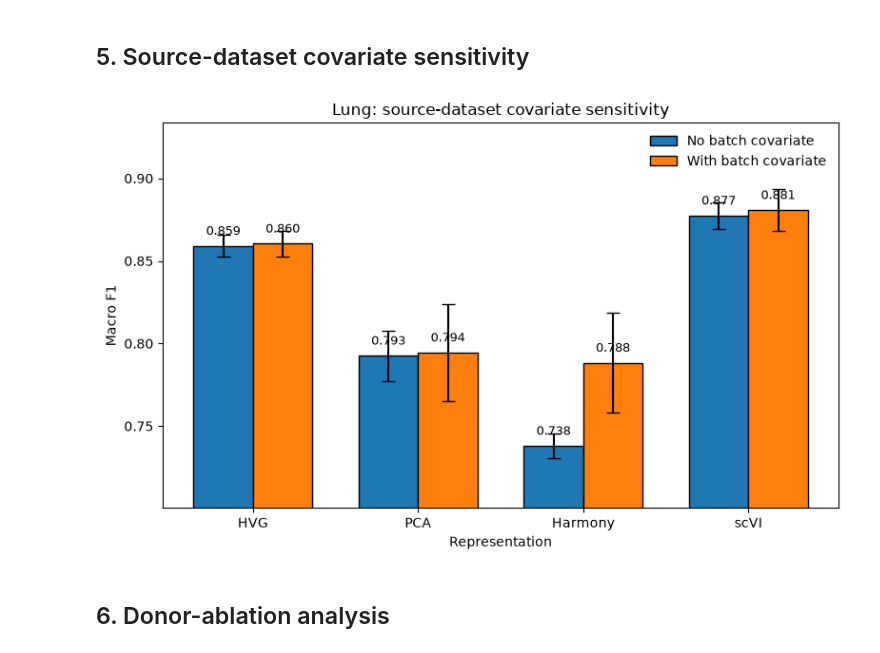
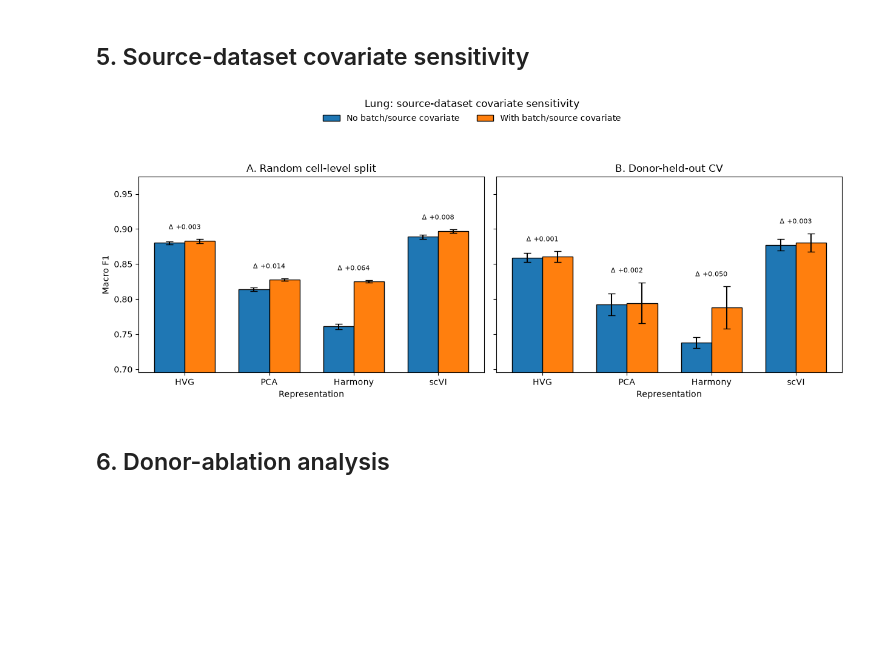
Before and after one commit to danielchen05/scRNA-cross-donor-generalization, a Jupyter notebook: notebooks/figures/lung_manuscript_figures.ipynb, the cells around one changed output. Saved outputs shown, nothing was run; the diff lists cells and outputs as text; code cells hidden in the pictures; blank space fills up the shorter version.

```diff
--- a/notebooks/figures/lung_manuscript_figures.ipynb
+++ b/notebooks/figures/lung_manuscript_figures.ipynb
@@ -171,15 +171,15 @@ plt.show()
 # %% [markdown]
 ## 5. Source-dataset covariate sensitivity
 # %%
-plot_batch_covariate_comparison(
+plot_batch_covariate_by_scheme(
     PRIMARY_DIR / "donor_cv/metrics.csv",
     BATCH_DIR / "donor_cv/metrics.csv",
     out_file=FIG_DIR / "lung_batch_covariate_sensitivity.pdf",
     title="Lung: source-dataset covariate sensitivity",
 )
 plt.show()
 # %% [output]
-[figure, old version]
+[figure, new version]
 # %% [markdown]
 ## 6. Donor-ablation analysis
 # %%
```
Also changed, not shown: parts of 1 cell of this notebook, 52 other files.
